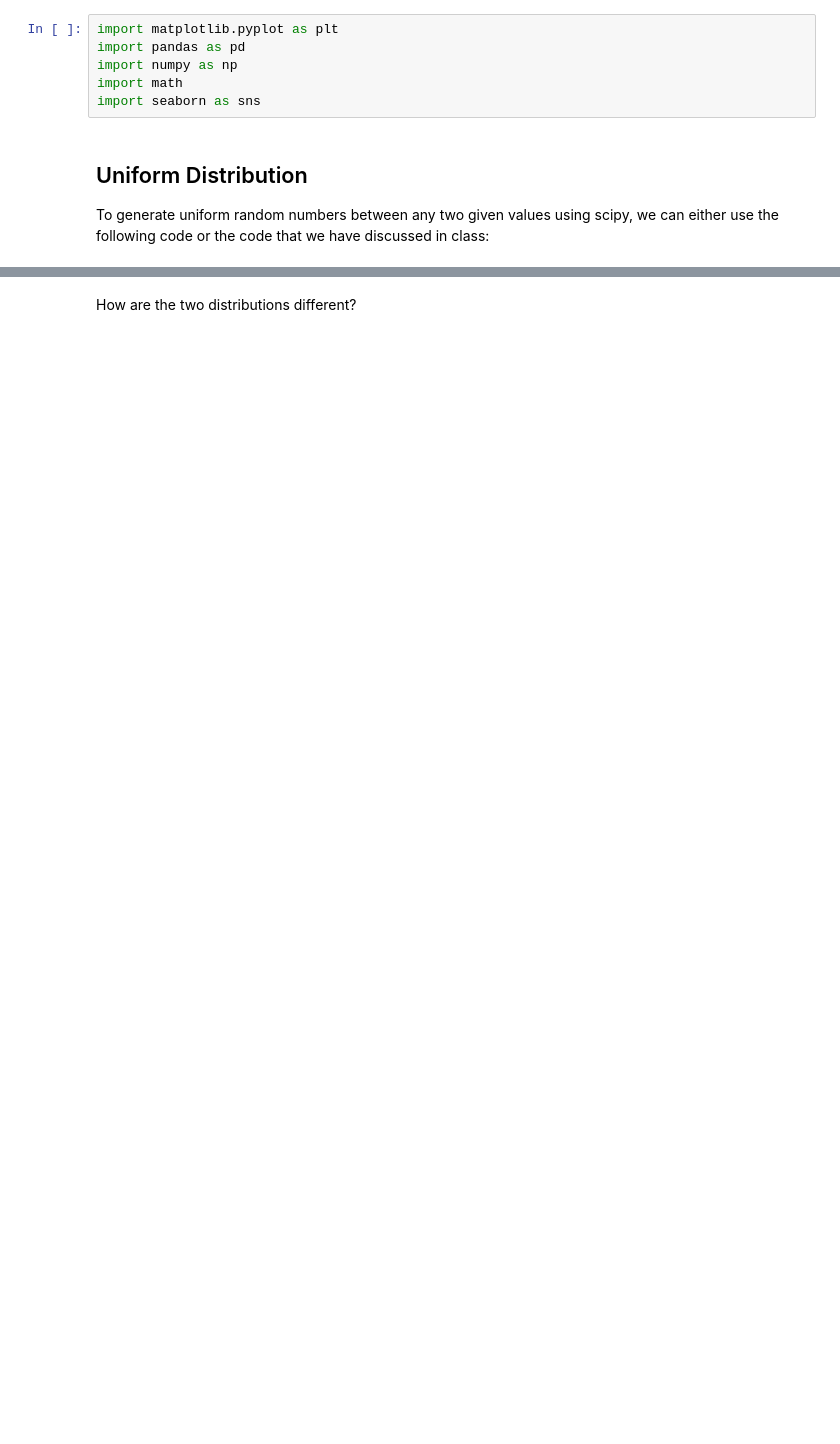
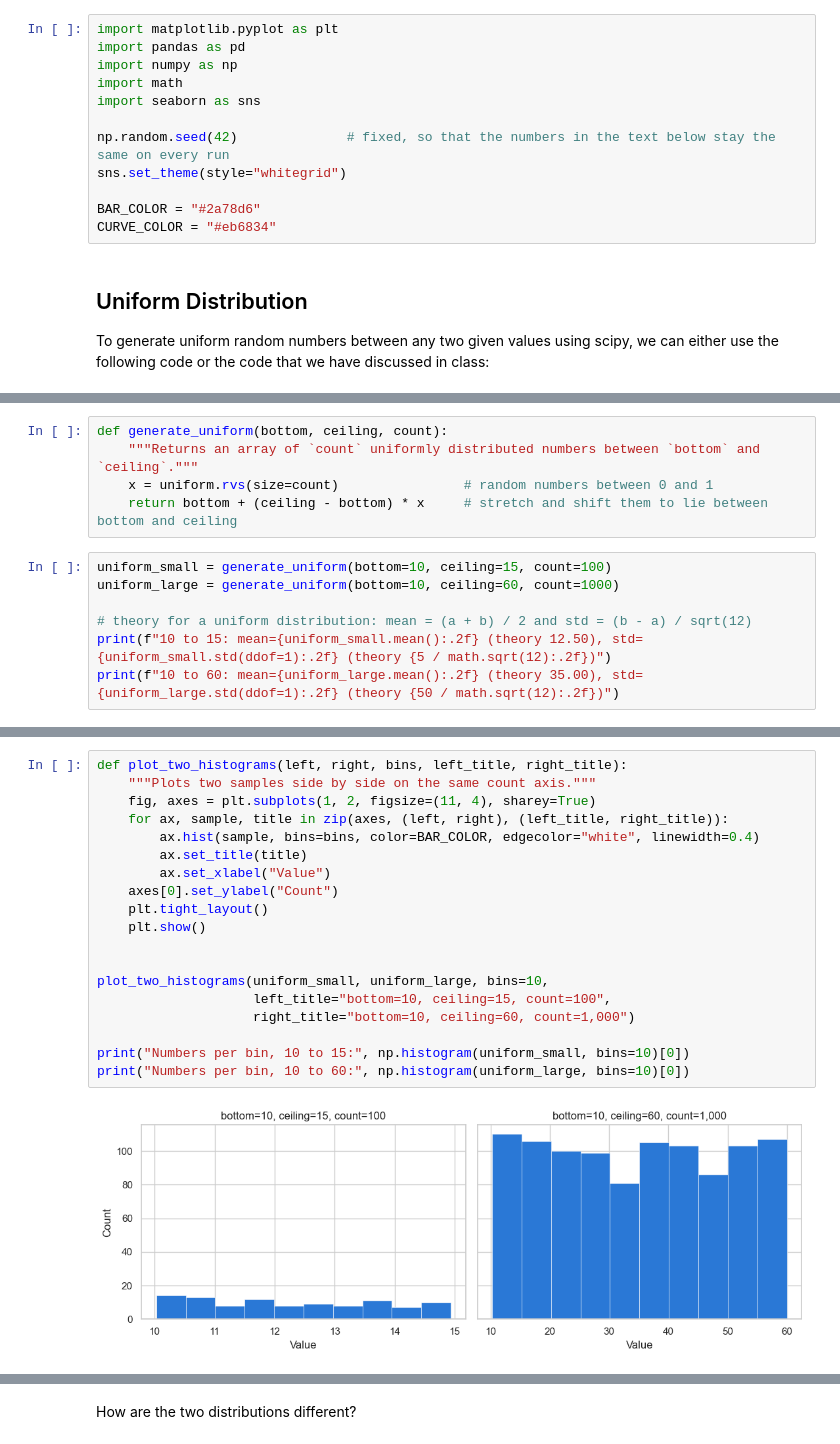
Before and after one commit to ironhack-labs/lab-continuous-probability-distributions-en, a Jupyter notebook: your-code/main.ipynb, the cells around one changed output, grey strips where cells are left out. Drawn from its saved outputs; the diff is of its cells as text; blank space fills up the shorter version.

```diff
--- a/your-code/main.ipynb
+++ b/your-code/main.ipynb
@@ -17,6 +17,12 @@ import pandas as pd
 import numpy as np
 import math
 import seaborn as sns
+
+np.random.seed(42)              # fixed, so that the numbers in the text below stay the same on every run
+sns.set_theme(style="whitegrid")
+
+BAR_COLOR = "#2a78d6"
+CURVE_COLOR = "#eb6834"
 # %% [markdown]
 ## Uniform Distribution
 
@@ -57,0 +61,12 @@ Your output should look like below:
+# %%
+def generate_uniform(bottom, ceiling, count):
+    """Returns an array of `count` uniformly distributed numbers between `bottom` and `ceiling`."""
+    x = uniform.rvs(size=count)                # random numbers between 0 and 1
+    return bottom + (ceiling - bottom) * x     # stretch and shift them to lie between bottom and ceiling
+# %%
+uniform_small = generate_uniform(bottom=10, ceiling=15, count=100)
+uniform_large = generate_uniform(bottom=10, ceiling=60, count=1000)
+
+# theory for a uniform distribution: mean = (a + b) / 2 and std = (b - a) / sqrt(12)
+print(f"10 to 15: mean={uniform_small.mean():.2f} (theory 12.50), std={uniform_small.std(ddof=1):.2f} (theory {5 / math.sqrt(12):.2f})")
+print(f"10 to 60: mean={uniform_large.mean():.2f} (theory 35.00), std={uniform_large.std(ddof=1):.2f} (theory {50 / math.sqrt(12):.2f})")
@@ -57,0 +76,21 @@ Your output should look like below:
+# %%
+def plot_two_histograms(left, right, bins, left_title, right_title):
+    """Plots two samples side by side on the same count axis."""
+    fig, axes = plt.subplots(1, 2, figsize=(11, 4), sharey=True)
+    for ax, sample, title in zip(axes, (left, right), (left_title, right_title)):
+        ax.hist(sample, bins=bins, color=BAR_COLOR, edgecolor="white", linewidth=0.4)
+        ax.set_title(title)
+        ax.set_xlabel("Value")
+    axes[0].set_ylabel("Count")
+    plt.tight_layout()
+    plt.show()
+
+
+plot_two_histograms(uniform_small, uniform_large, bins=10,
+                    left_title="bottom=10, ceiling=15, count=100",
+                    right_title="bottom=10, ceiling=60, count=1,000")
+
+print("Numbers per bin, 10 to 15:", np.histogram(uniform_small, bins=10)[0])
+print("Numbers per bin, 10 to 60:", np.histogram(uniform_large, bins=10)[0])
+# %% [output]
+[figure, added]
```
Also changed, not shown: parts of 53 cells of this notebook.
